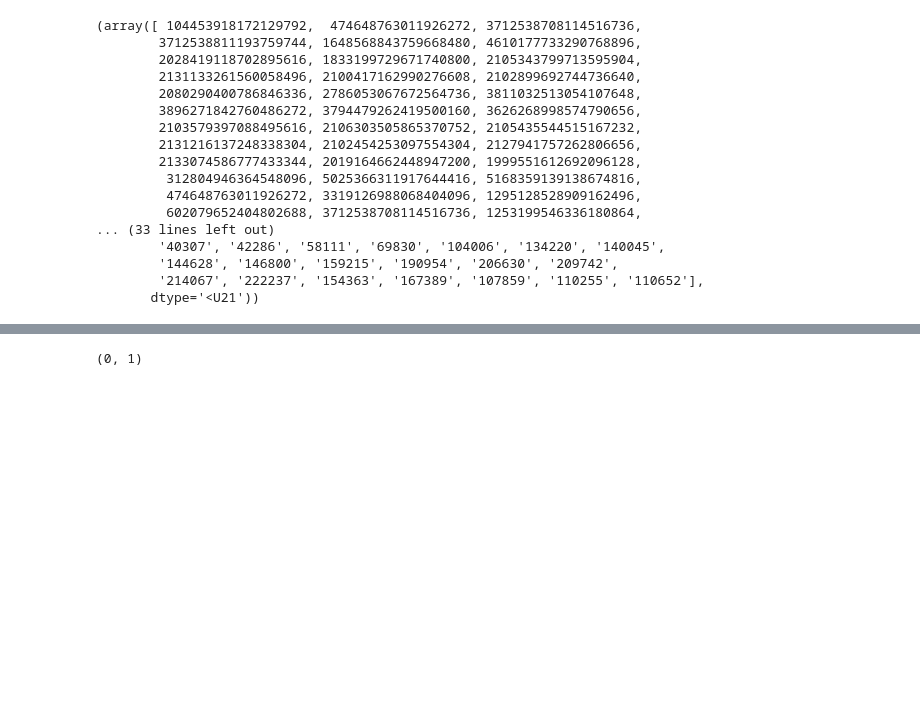
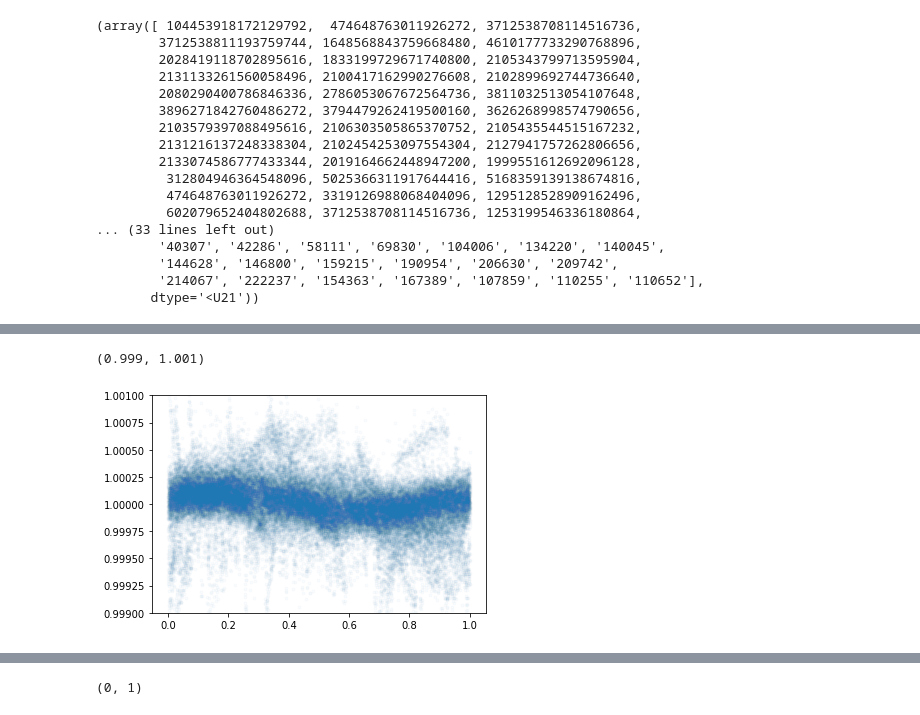
Before and after one commit to bmorris3/annierussell, a Jupyter notebook: inactive_ms.ipynb, the cells around one changed output, grey strips where cells are left out. Cells and saved outputs as stored; diff of their text form; code cells hidden in the pictures; blank space fills up the shorter version.

```diff
--- a/inactive_ms.ipynb
+++ b/inactive_ms.ipynb
@@ -207,0 +287,7 @@ fluxes = f[0].data
+# %%
+from gatspy import periodic
+
+model = periodic.LombScargle(fit_period=True)
+model.optimizer.period_range = (2, 50)
+model.fit(lightcurves[-3].times, lightcurves[-3].fluxes)
+model.best_period
@@ -207,0 +303,8 @@ fluxes = f[0].data
+# %%
+phases = (lightcurves[-3].times % model.best_period) / model.best_period
+
+plt.scatter(phases, lightcurves[-3].fluxes, marker='.', alpha=0.02)
+plt.ylim([0.999, 1.001])
+# %% [output]
+(0.999, 1.001)
+[figure, added]
```
Also changed, not shown: parts of 20 cells of this notebook.
